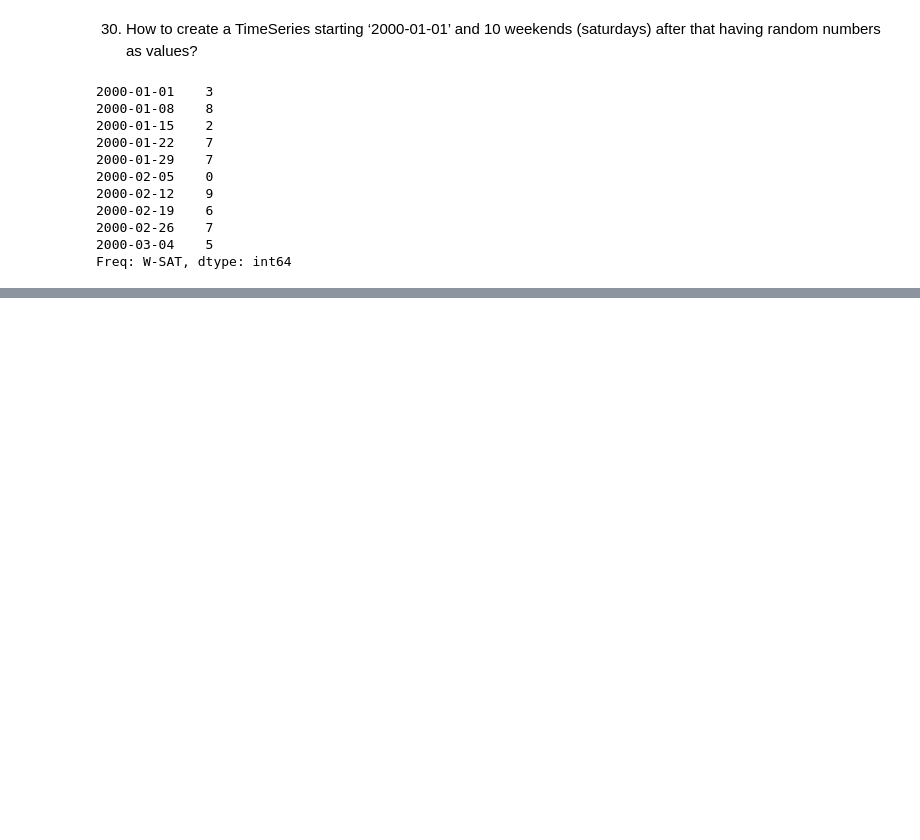
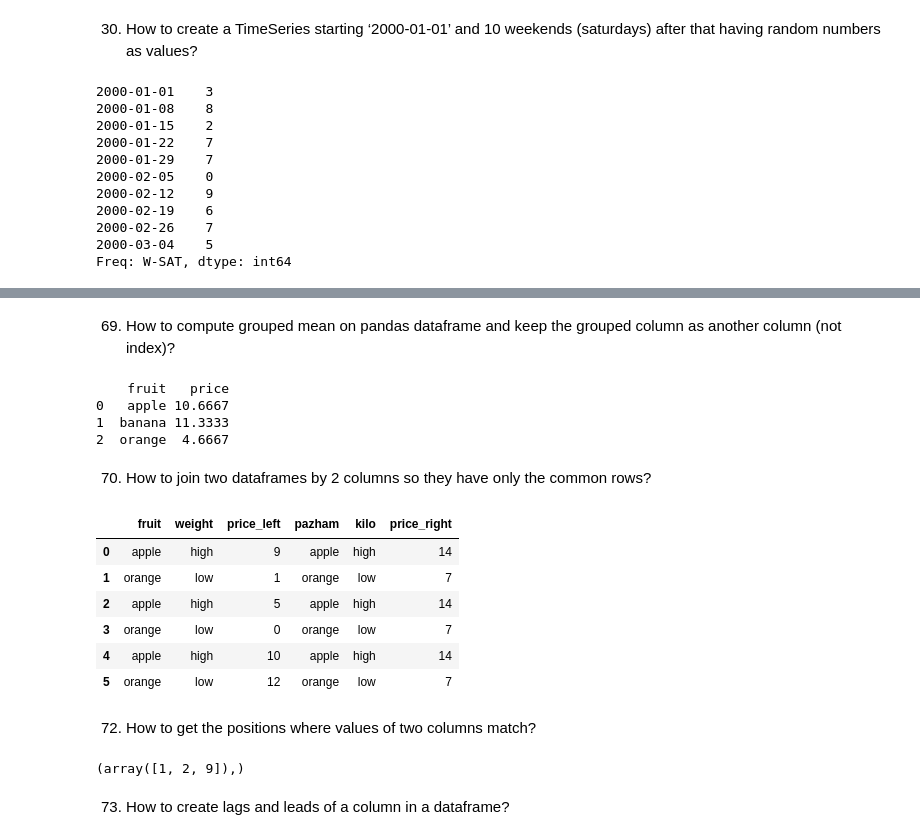
Before and after one commit to Roja-kumar-25/pandas_assessment, a Jupyter notebook: pandas_assessment.ipynb, the cells around one changed output, grey strips where cells are left out. Drawn from its saved outputs; the diff is of its cells as text; code cells hidden in the pictures; blank space fills up the shorter version.

```diff
--- a/pandas_assessment.ipynb
+++ b/pandas_assessment.ipynb
@@ -468,0 +787,9 @@ Freq: W-SAT, dtype: int64
+# %%
+df = pd.read_csv('https://raw.githubusercontent.com/selva86/datasets/master/Cars93_miss.csv')
+
+# Set display options
+pd.set_option('display.max_rows', 10)
+pd.set_option('display.max_columns', 10)
+
+# Now when you print the DataFrame, it will show a maximum of 10 rows and 10 columns
+print(df)
@@ -468,0 +816,9 @@ Freq: W-SAT, dtype: int64
+# %%
+# Create the DataFrame
+df = pd.DataFrame(np.random.random(4)**10, columns=['random'])
+
+# Suppress scientific notation and format to 4 decimal places
+pd.options.display.float_format = '{:.4f}'.format
+
+# Print the DataFrame
+print(df)
@@ -468,0 +1370,49 @@ Freq: W-SAT, dtype: int64
+# %% [markdown]
+69. How to compute grouped mean on pandas dataframe and keep the grouped column as another column (not index)?
+# %%
+df = pd.DataFrame({'fruit': ['apple', 'banana', 'orange'] * 3,
+                   'rating': np.random.rand(9),
+                   'price': np.random.randint(0, 15, 9)})
+
+# Solution
+out = df.groupby('fruit', as_index=False)['price'].mean()
+print(out)
+# %% [output]
+    fruit   price
+0   apple 10.6667
+1  banana 11.3333
+2  orange  4.6667
+# %% [markdown]
+70. How to join two dataframes by 2 columns so they have only the common rows?
+# %%
+
+df1 = pd.DataFrame({'fruit': ['apple', 'banana', 'orange'] * 3,
+                    'weight': ['high', 'medium', 'low'] * 3,
+                    'price': np.random.randint(0, 15, 9)})
+
+df2 = pd.DataFrame({'pazham': ['apple', 'orange', 'pine'] * 2,
+                    'kilo': ['high', 'low'] * 3,
+                    'price': np.random.randint(0, 15, 6)})
+
+# Solution
+pd.merge(df1, df2, how='inner', left_on=['fruit', 'weight'], right_on=['pazham', 'kilo'], suffixes=['_left', '_right'])
+# %% [output]
+|  | fruit | weight | price_left | pazham | kilo | price_right |
+| 0 | apple | high | 9 | apple | high | 14 |
+| 1 | orange | low | 1 | orange | low | 7 |
+| 2 | apple | high | 5 | apple | high | 14 |
+| 3 | orange | low | 0 | orange | low | 7 |
+| 4 | apple | high | 10 | apple | high | 14 |
+| 5 | orange | low | 12 | orange | low | 7 |
+# %% [markdown]
+72. How to get the positions where values of two columns match?
+# %%
+df = pd.DataFrame({'fruit1': np.random.choice(['apple', 'orange', 'banana'], 10),
+                    'fruit2': np.random.choice(['apple', 'orange', 'banana'], 10)})
+
+# Solution
+np.where(df.fruit1 == df.fruit2)
+# %% [output]
+(array([1, 2, 9]),)
+# %% [markdown]
+73. How to create lags and leads of a column in a dataframe?
```
Also changed, not shown: parts of 83 cells of this notebook.
